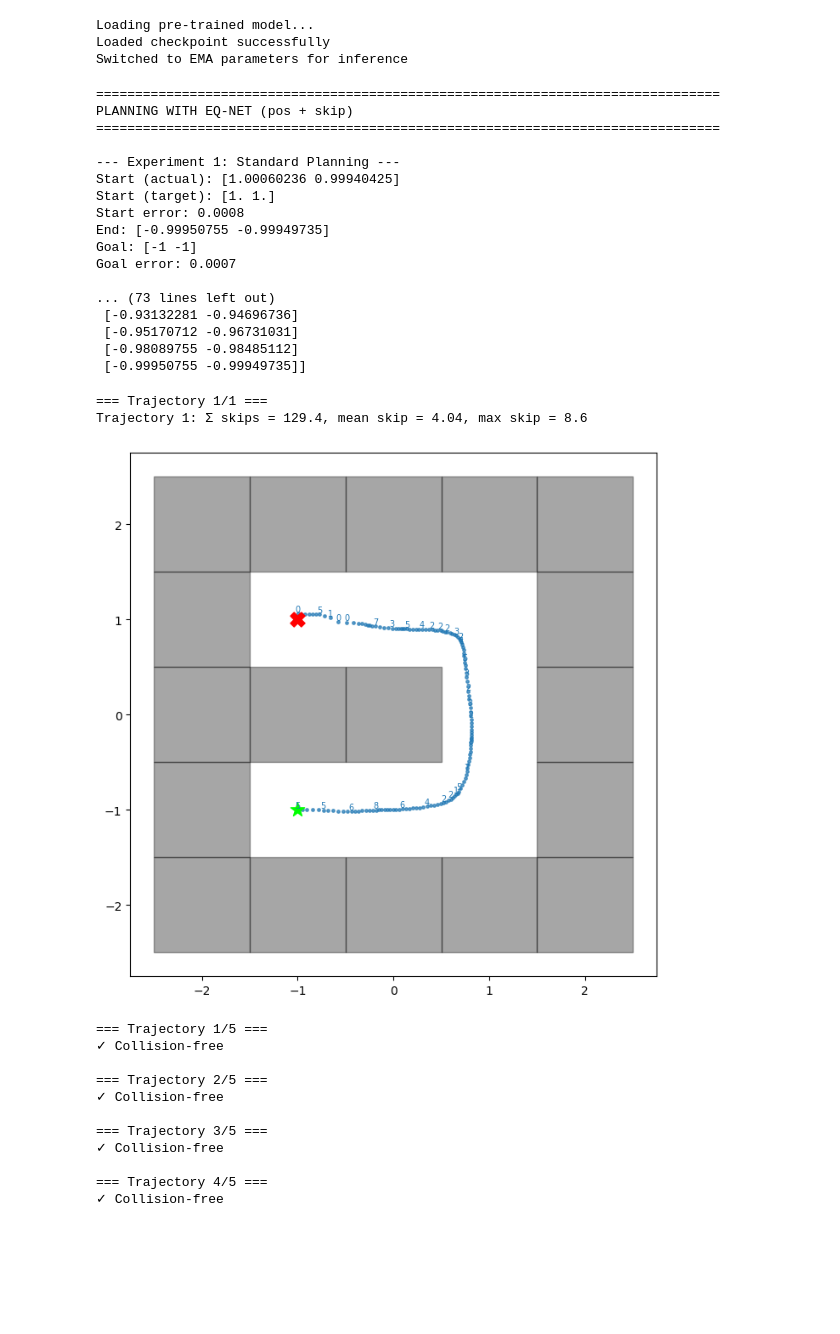
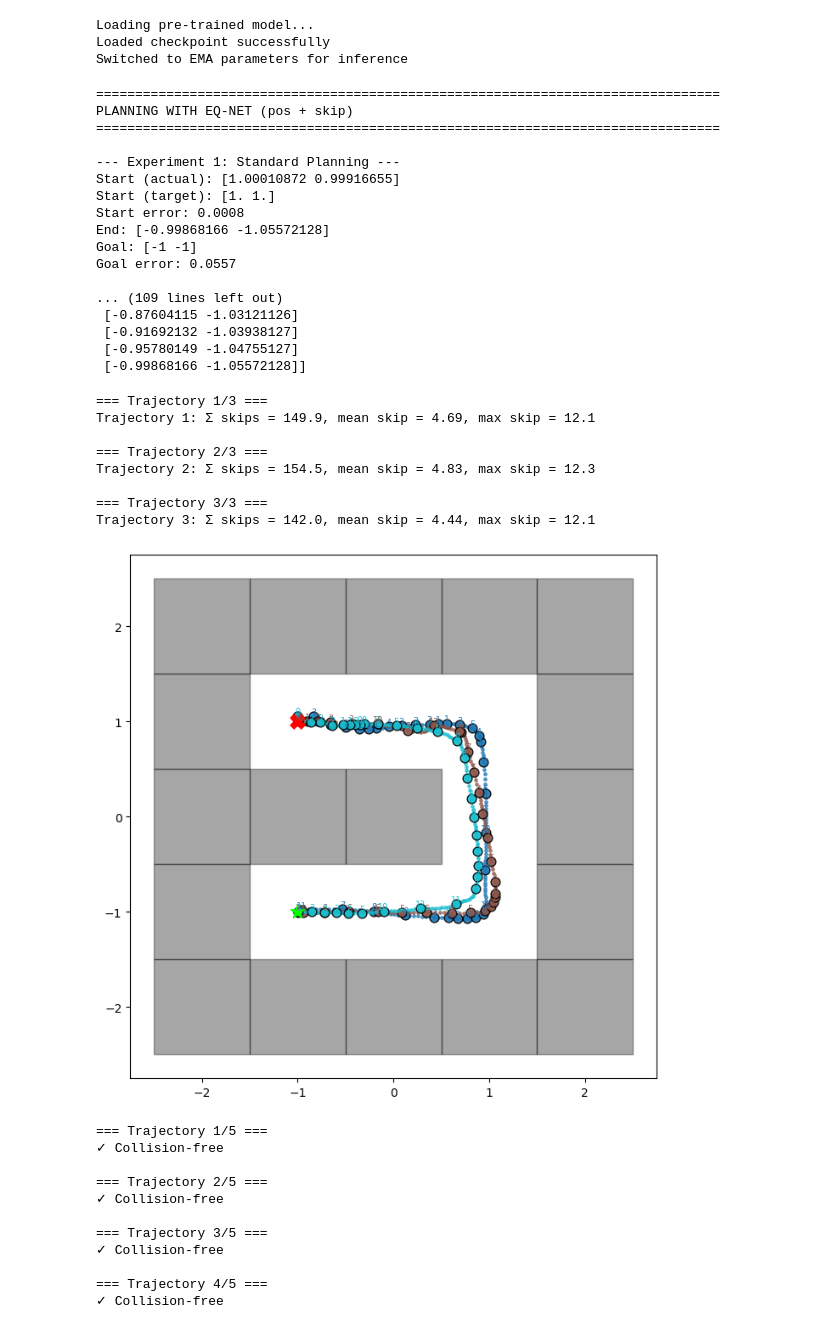
Before and after one commit to logflash/rpmml-project, a Jupyter notebook: timeskip-diffuser/src/timeskip_diffuser/pointmaze/skip_independent.ipynb, the cells around one changed output. Drawn from its saved outputs; the diff is of its cells as text; code cells hidden in the pictures; blank space fills up the shorter version.

```diff
--- a/timeskip-diffuser/src/timeskip_diffuser/pointmaze/skip_independent.ipynb
+++ b/timeskip-diffuser/src/timeskip_diffuser/pointmaze/skip_independent.ipynb
@@ -96,7 +96,7 @@ print("Using MinariTrajectoryDatasetWithPseudoActions (pos + skip as action)")
     #"D4RL/pointmaze/umaze-v2", horizon=32, n_chunks_frac= 0.5
 #)
 
-OFFLINE_FILE = "/scratch/network/ts4953/dataset_gen/rpmml-project/timeskip-diffuser/src/timeskip_diffuser/datasets/fixed_offline_umaze_independent_skips_h32_mu1_sig1.npz"
+OFFLINE_FILE = "/scratch/network/ts4953/dataset_gen/rpmml-project/timeskip-diffuser/src/timeskip_diffuser/datasets/NEW_h32_mu1_sig1.npz"
 
 dataset = OfflineSkipDataset(
     OFFLINE_FILE,
@@ -225,18 +225,18 @@ PLANNING WITH EQ-NET (pos + skip)
 ================================================================================
 
 --- Experiment 1: Standard Planning ---
-Start (actual): [1.00060236 0.99940425]
+Start (actual): [1.00010872 0.99916655]
 Start (target): [1. 1.]
 Start error: 0.0008
-End: [-0.99950755 -0.99949735]
+End: [-0.99868166 -1.05572128]
 Goal: [-1 -1]
-Goal error: 0.0007
+Goal error: 0.0557
 
-... (73 lines left out)
- [-0.93132281 -0.94696736]
- [-0.95170712 -0.96731031]
- [-0.98089755 -0.98485112]
- [-0.99950755 -0.99949735]]
+... (109 lines left out)
+ [-0.87604115 -1.03121126]
+ [-0.91692132 -1.03938127]
+ [-0.95780149 -1.04755127]
+ [-0.99868166 -1.05572128]]
 # %%
 
 env_dataset = MinariTrajectoryDatasetWithPseudoActions(
@@ -254,7 +254,7 @@ env = unwrap_env(env)
 mj_model = env.model
 mj_data = env.data
 # %%
-num_samples = 1   # number of trajectories to sample
+num_samples = 3   # number of trajectories to sample
 #WHEN USING THE 48 HORIZON, REMEMBER TO CHANGE HORIZON IN CODE...?
 fig, ax = plt.subplots(figsize=(8, 8))
 colors = plt.cm.tab10(np.linspace(0, 1, num_samples))
@@ -269,7 +269,7 @@ reward_fn = CompositeReward(
     [
         StartReachingReward(current[:2], reward_scale=5.0),
         GoalReachingReward(goal, reward_scale=5.0),
-        SkipTotalTimeSkipPenalty(reward_scale=0),
+        SkipTotalTimeSkipPenalty(reward_scale=0.00),
         CurvaturePenalty(reward_scale=0.05), #was 0.1
         LogSkipReward(reward_scale=0.00)
     ]
@@ -321,7 +321,7 @@ for k in range(num_samples):
     # -----------------------------------------------------------
     # Coarse waypoints (NO LEGEND LABEL)
     # -----------------------------------------------------------
-    """
+
     ax.scatter(
         coarse_pos[:, 0],
         coarse_pos[:, 1],
@@ -331,7 +331,7 @@ for k in range(num_samples):
         alpha=0.9,
         label=None     # <--- IMPORTANT: no extra legend entry
     )
-    """
+
 
     # Skip labels
     for i, (x, y) in enumerate(coarse_pos):
@@ -355,36 +355,42 @@ for k in range(num_samples):
 # Start + Goal
 # -----------------------------------------------------------
 ax.scatter(current[0], current[1], s=150, marker="*", color="lime", label="Start")
 ax.scatter(goal[0],    goal[1],    s=150, marker="X", color="red",  label="Goal")
 
 # -----------------------------------------------------------
 # Maze walls (mj_model already available)
 # -----------------------------------------------------------
 for geom_id in range(mj_model.ngeom):
     name = mujoco.mj_id2name(mj_model, mujoco.mjtObj.mjOBJ_GEOM, geom_id)
 
     # Only render maze walls (named "block", like in PointMaze)
     if name is None or ("block" not in name):
         continue
 
     pos = mj_model.geom_pos[geom_id]      # (x, y, z) center
     size = mj_model.geom_size[geom_id]    # half-sizes (hx, hy, hz)
 
     cx, cy = pos[:2]
     hx, hy = size[:2]
 
     rect = Rectangle(
         (cx - hx, cy - hy),
         2 * hx, 2 * hy,
         color="black",
         alpha=0.35,
         zorder=0
     )
     ax.add_patch(rect)
 # %% [output]
-=== Trajectory 1/1 ===
-Trajectory 1: Σ skips = 129.4, mean skip = 4.04, max skip = 8.6
+=== Trajectory 1/3 ===
+Trajectory 1: Σ skips = 149.9, mean skip = 4.69, max skip = 12.1
+
+=== Trajectory 2/3 ===
+Trajectory 2: Σ skips = 154.5, mean skip = 4.83, max skip = 12.3
+
+=== Trajectory 3/3 ===
+Trajectory 3: Σ skips = 142.0, mean skip = 4.44, max skip = 12.1
-[figure, old version]
+[figure, new version]
 # %%
 # -----------------------------------------------------------
 # Multi-sample collision-aware visualization
```
Also changed, not shown: parts of 3 cells of this notebook, 3 other files.
